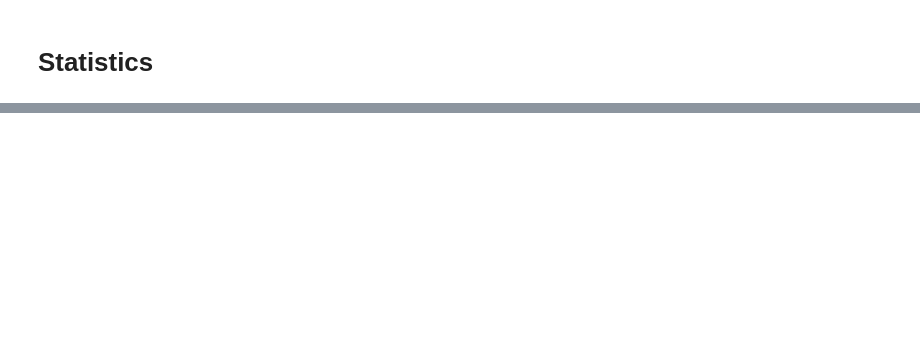
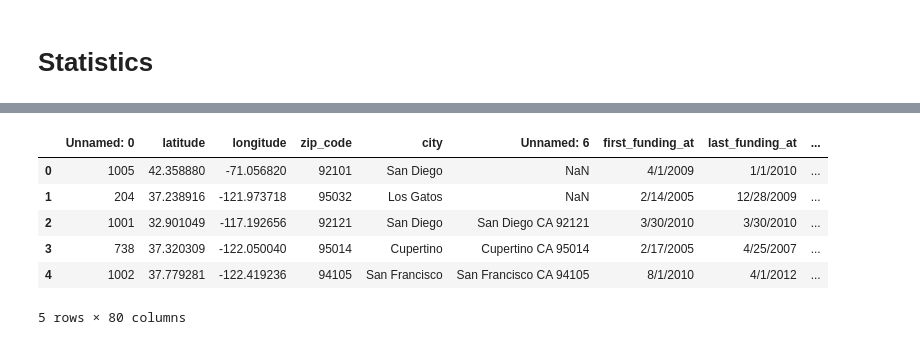
Before and after one commit to MayaVB/Applied_DS_Project, a Jupyter notebook: notebooks/model_xgboost_predicting_acquisition.ipynb, the cells around one changed output, grey strips where cells are left out. Cells and saved outputs as stored; diff of their text form; code cells hidden in the pictures; blank space fills up the shorter version.

```diff
--- a/notebooks/model_xgboost_predicting_acquisition.ipynb
+++ b/notebooks/model_xgboost_predicting_acquisition.ipynb
@@ -746,7 +761,10 @@ import numpy as np
 import pandas as pd
 import matplotlib.pyplot as plt
 
-df = read_and_adjust(file_name = 'startup data.csv')
+dataset_path = '../data/startup_data.csv'
+df = read_and_adjust(file_name = dataset_path)
+
+# df = read_and_adjust(file_name = 'startup data.csv')
 
 # Separate the 'status_code' column (target) and features
 X = df.drop(columns=['status_code'])
@@ -836,0 +901,10 @@ print_correlations_Spearman_and_Pearson(df['has_roundD'], df['status_code'])
+# %%
+df.head()
+# %% [output]
+|  | Unnamed: 0 | latitude | longitude | zip_code | city | Unnamed: 6 | first_funding_at | last_funding_at | ... |
+| 0 | 1005 | 42.358880 | -71.056820 | 92101 | San Diego | NaN | 4/1/2009 | 1/1/2010 | ... |
+| 1 | 204 | 37.238916 | -121.973718 | 95032 | Los Gatos | NaN | 2/14/2005 | 12/28/2009 | ... |
+| 2 | 1001 | 32.901049 | -117.192656 | 92121 | San Diego | San Diego CA 92121 | 3/30/2010 | 3/30/2010 | ... |
+| 3 | 738 | 37.320309 | -122.050040 | 95014 | Cupertino | Cupertino CA 95014 | 2/17/2005 | 4/25/2007 | ... |
+| 4 | 1002 | 37.779281 | -122.419236 | 94105 | San Francisco | San Francisco CA 94105 | 8/1/2010 | 4/1/2012 | ... |
+5 rows × 80 columns
```
Also changed, not shown: parts of 15 cells of this notebook.
